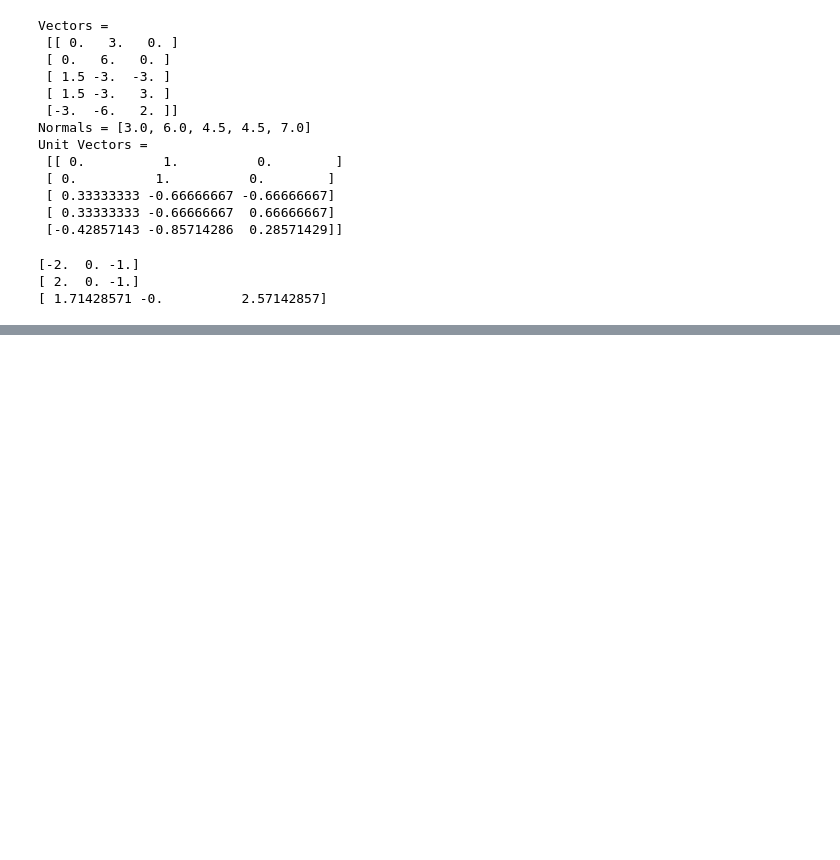
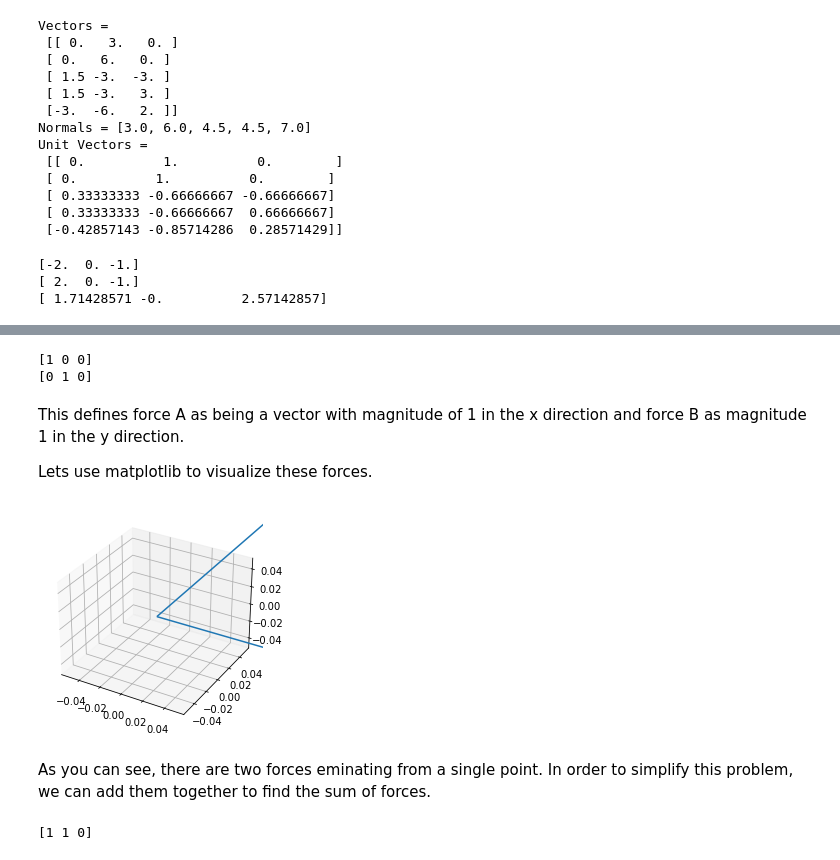
Before and after one commit to h2o-DS/uconn_numpy_tutorials, a Jupyter notebook: notebooks/daniel_notebook.ipynb, the cells around one changed output, grey strips where cells are left out. Cells and saved outputs as stored; diff of their text form; code cells hidden in the pictures; blank space fills up the shorter version.

```diff
--- a/notebooks/daniel_notebook.ipynb
+++ b/notebooks/daniel_notebook.ipynb
@@ -104,0 +126,36 @@ In this tutorial we will use the following NumPy tools:
+# %%
+forceA = np.array([1,0,0])
+forceB = np.array([0,1,0])
+print(forceA)
+print(forceB)
+# %% [output]
+[1 0 0]
+[0 1 0]
+# %% [markdown]
+This defines force A as being a vector with magnitude of 1 in the x direction and force B as magnitude 1 in the y direction.
+
+Lets use matplotlib to visualize these forces.
+# %%
+fig = plt.figure()
+
+d3 = fig.gca(projection='3d')
+
+x, y, z = np.array([0,0,0]) # defining the point off application.  Let's make it the origin
+
+u, v, w = forceA # breaking the force vector into individual components
+d3.quiver(x,y,z,u,v,w) # plotting forceA
+
+u, v, w = forceB
+d3.quiver(x,y,z,u,v,w)
+
+plt.show()
+# %% [output]
+[figure, added]
+# %% [markdown]
+As you can see, there are two forces eminating from a single point.
+In order to simplify this problem, we can add them together to find the sum of forces.
+# %%
+forceC = forceA + forceB
+print(forceC)
+# %% [output]
+[1 1 0]
```
Also changed, not shown: parts of 24 cells of this notebook.
